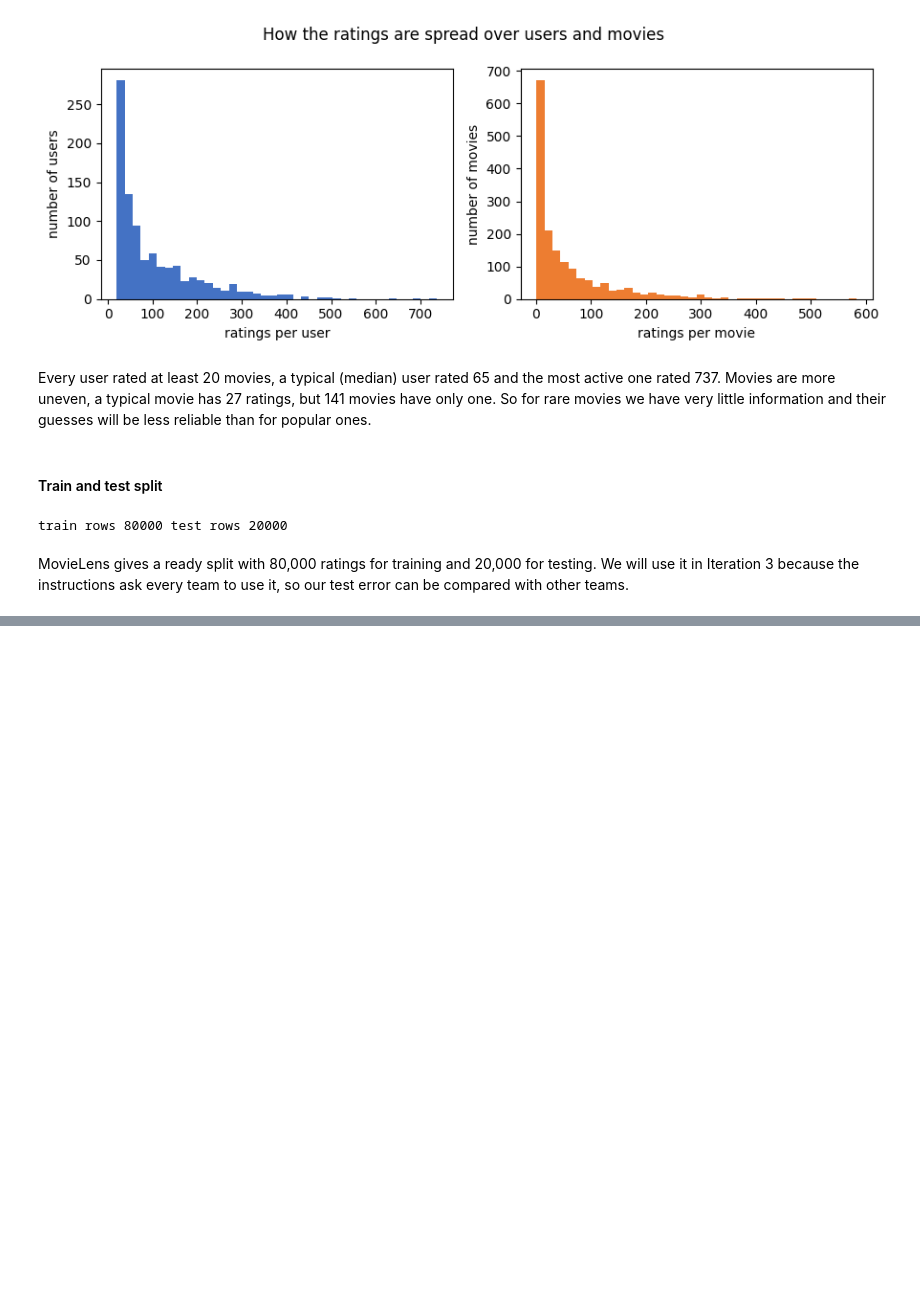
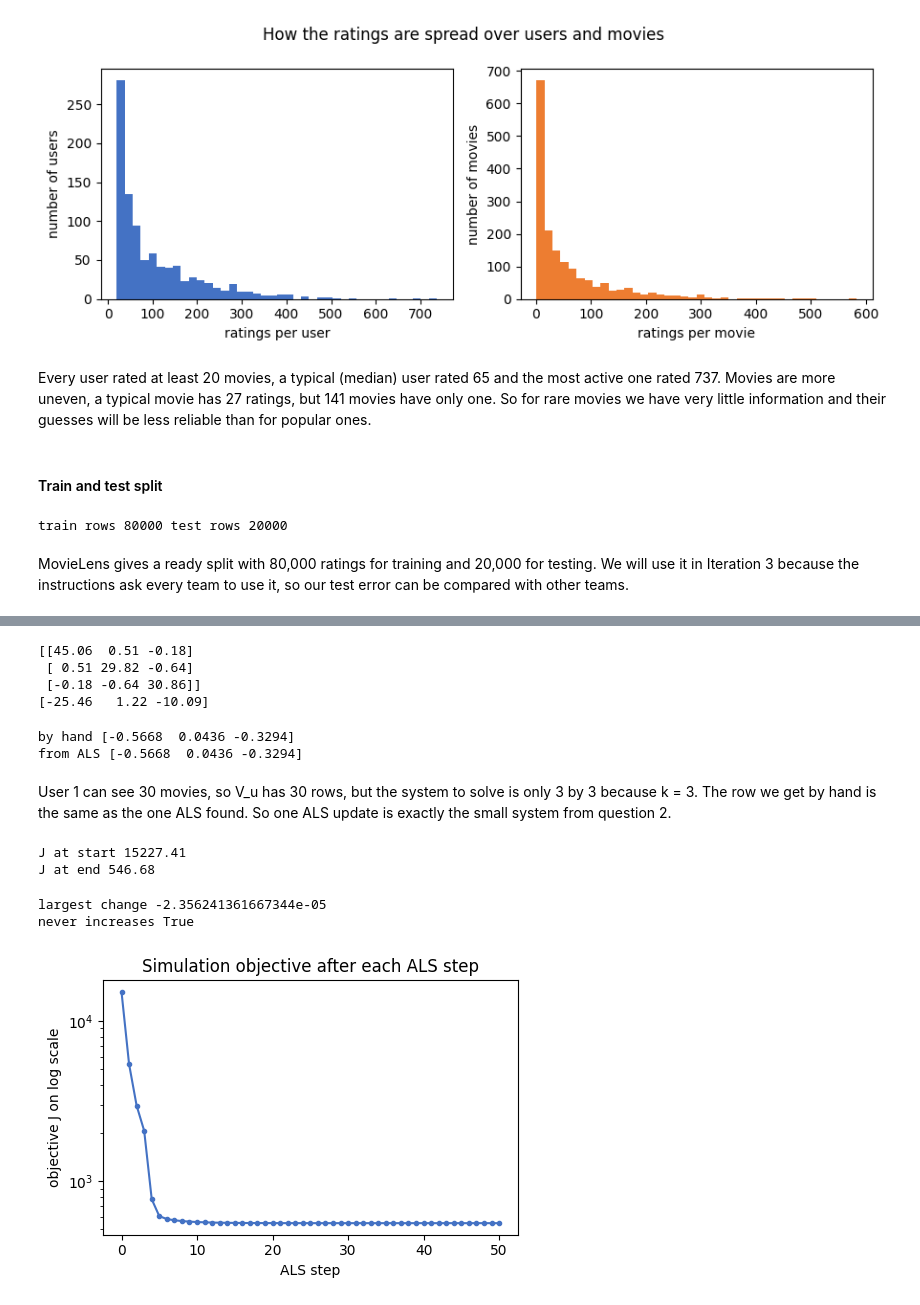
Before and after one commit to aaravjain151/ds5020-als, a Jupyter notebook: notebooks/iteration2.ipynb, the cells around one changed output, grey strips where cells are left out. Saved outputs shown, nothing was run; the diff lists cells and outputs as text; code cells hidden in the pictures; blank space fills up the shorter version.

Commit message:
add simulation check with ALS

```diff
--- a/notebooks/iteration2.ipynb
+++ b/notebooks/iteration2.ipynb
@@ -208,0 +232,11 @@ MovieLens gives a ready split with 80,000 ratings for training and 20,000 for te
+# %%
+#settings from the handout
+nu = 100      #number of users
+ni = 80       #number of movies
+k = 3         #true rank
+frac = 0.3    #share of cells we keep
+lam = 1.0     #lambda the penalty weight
+seed = 0
+
+R_sim, R_true, mask_sim = sim.simulate_ratings(nu, ni, k, frac, seed)
+R_sim.shape
@@ -208,0 +279,4 @@ MovieLens gives a ready split with 80,000 ratings for training and 20,000 for te
+# %%
+#50 steps of alternating least squares
+U, V, J_hist = sim.als(R_sim, mask_sim, k=k, lam=lam, iters=50, seed=seed)
+print("U", U.shape, "V", V.shape)
@@ -208,0 +299,48 @@ MovieLens gives a ready split with 80,000 ratings for training and 20,000 for te
+# %%
+#the two sides of the system from question 2
+left = V_u.T @ V_u + lam * np.eye(k)
+right = V_u.T @ r_u
+print(left.round(2))
+print(right.round(2))
+# %% [output]
+[[45.06  0.51 -0.18]
+ [ 0.51 29.82 -0.64]
+ [-0.18 -0.64 30.86]]
+[-25.46   1.22 -10.09]
+# %%
+#solving the 3 by 3 system and comparing with the row ALS found
+u_by_hand = np.linalg.solve(left, right)
+print("by hand", u_by_hand.round(4))
+print("from ALS", U[0].round(4))
+# %% [output]
+by hand [-0.5668  0.0436 -0.3294]
+from ALS [-0.5668  0.0436 -0.3294]
+# %% [markdown]
+User 1 can see 30 movies, so V_u has 30 rows, but the system to solve is only 3 by 3 because k = 3. The row we get by hand is the same as the one ALS found. So one ALS update is exactly the small system from question 2.
+# %%
+#objective J before the first step and after the last one
+print("J at start", round(J_hist[0], 2))
+print("J at end", round(J_hist[-1], 2))
+# %% [output]
+J at start 15227.41
+J at end 546.68
+# %%
+#change of J between two steps in a row (must never be positive)
+changes = np.diff(J_hist)
+print("largest change", changes.max())
+print("never increases", np.all(changes <= 1e-9))
+# %% [output]
+largest change -2.356241361667344e-05
+never increases True
+# %%
+#J after every step on a log scale
+plt.figure(figsize=(5, 3.5))
+plt.semilogy(J_hist, marker=".", color="#4472C4")   #log scale so small changes at the end are visible
+plt.xlabel("ALS step")
+plt.ylabel("objective J on log scale")
+plt.title("Simulation objective after each ALS step")
+plt.tight_layout()
+plt.savefig(FIGURES / "simulation_objective.png", dpi=150)
+plt.show()
+# %% [output]
+[figure, added]
```
Also changed, not shown: parts of 30 cells of this notebook, 2 other files.
